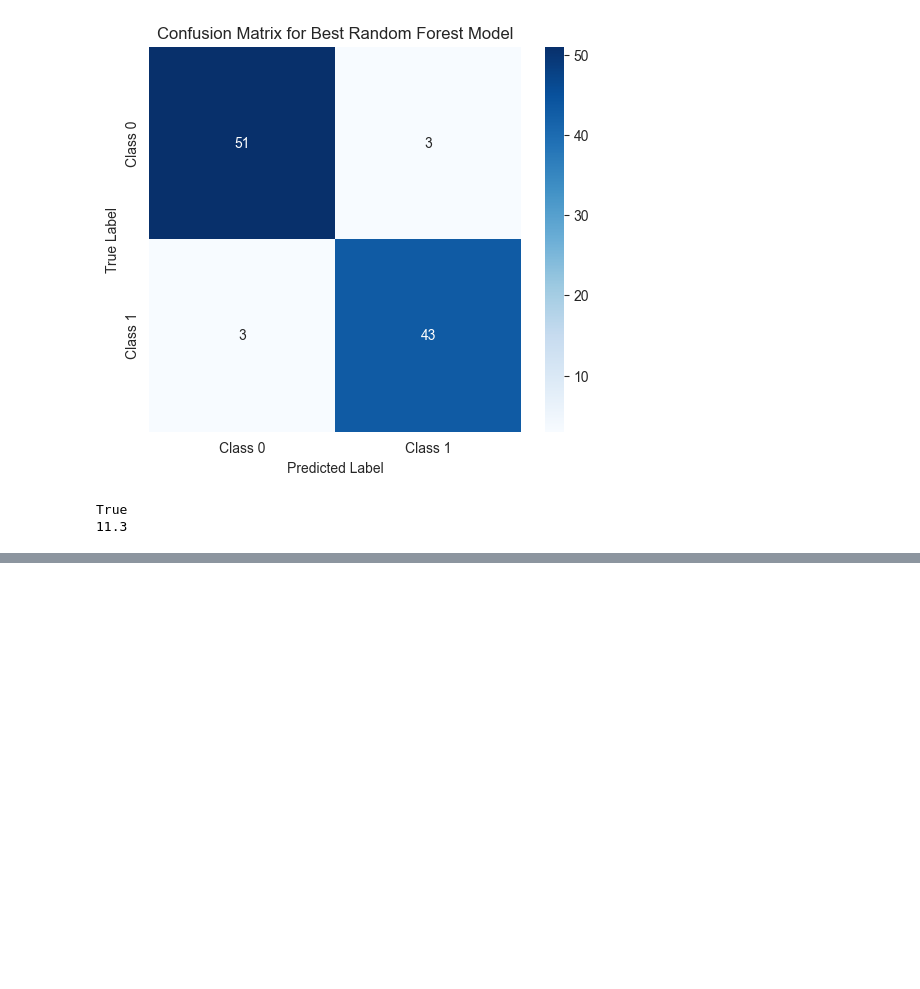
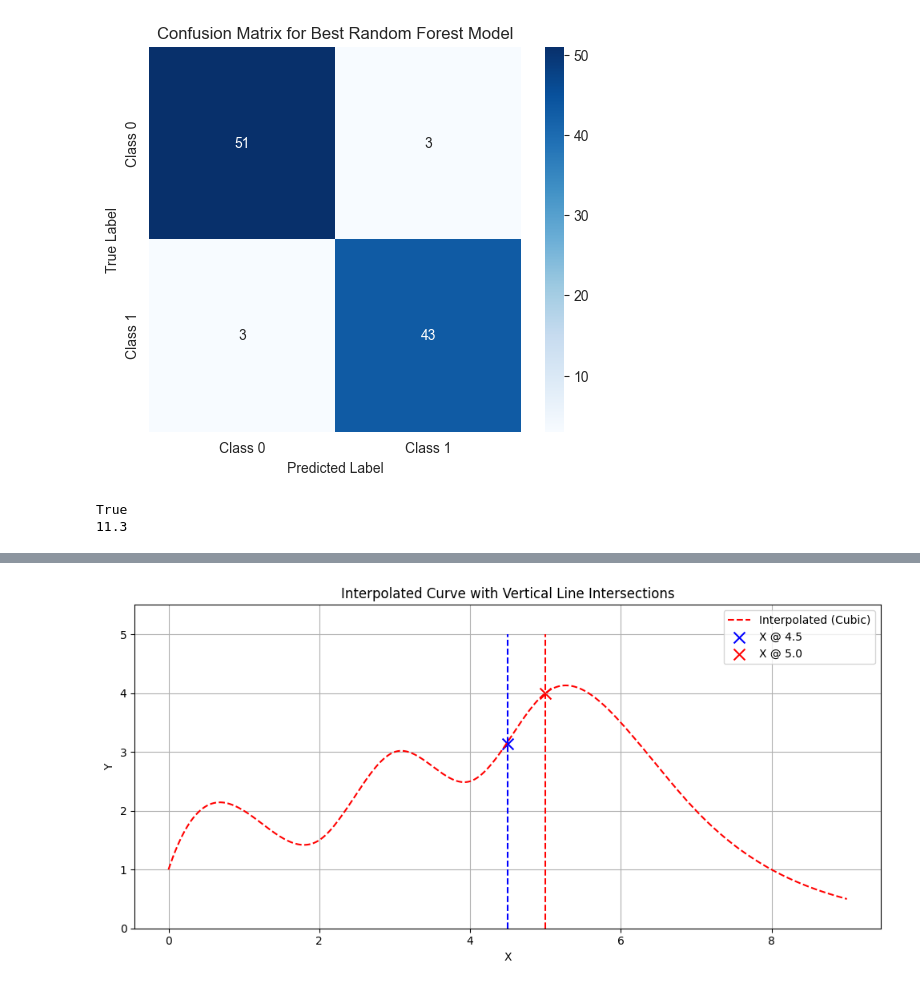
Before and after one commit to kimjuhwan1234/Study_DL_and_Coding, a Jupyter notebook: Baekjoon.ipynb, the cells around one changed output, grey strips where cells are left out. Drawn from its saved outputs; the diff is of its cells as text; code cells hidden in the pictures; blank space fills up the shorter version.

```diff
--- a/Baekjoon.ipynb
+++ b/Baekjoon.ipynb
@@ -3735,0 +3781,45 @@ True
+# %%
+import numpy as np
+import matplotlib.pyplot as plt
+from scipy.interpolate import interp1d
+
+# Step function 데이터 정의
+x = np.arange(0, 10)
+y = np.array([1, 2, 1.5, 3, 2.5, 4, 3.5, 2, 1, 0.5])
+
+# 보간
+x_smooth = np.linspace(x.min(), x.max(), 300)
+f_interp = interp1d(x, y, kind='cubic')
+y_smooth = f_interp(x_smooth)
+
+# 수직선 위치
+vlines = [4.5, 5.0]
+colors = ['blue', 'red']
+
+plt.figure(figsize=(10, 5))
+
+# 보간된 곡선
+plt.plot(x_smooth, y_smooth, label='Interpolated (Cubic)', color='red', linestyle='--')
+
+# 수직선 + 교차점 마커
+for x_vline, c in zip(vlines, colors):
+    plt.vlines(x_vline, ymin=0, ymax=5, color=c, linestyles='dashed')
+
+    # x_smooth에서 x_vline에 가장 가까운 인덱스 찾기
+    idx = (np.abs(x_smooth - x_vline)).argmin()
+    y_cross = y_smooth[idx]
+
+    # X 마커 찍기
+    plt.scatter(x_vline, y_cross, color=c, marker='x', s=100, label=f'X @ {x_vline}')
+
+# 설정
+plt.ylim(0, 5.5)
+plt.title("Interpolated Curve with Vertical Line Intersections")
+plt.xlabel("X")
+plt.ylabel("Y")
+plt.legend()
+plt.grid(True)
+plt.tight_layout()
+plt.show()
+# %% [output]
+[figure, added]
```
Also changed, not shown: parts of 1 cell of this notebook, 20 other files.
